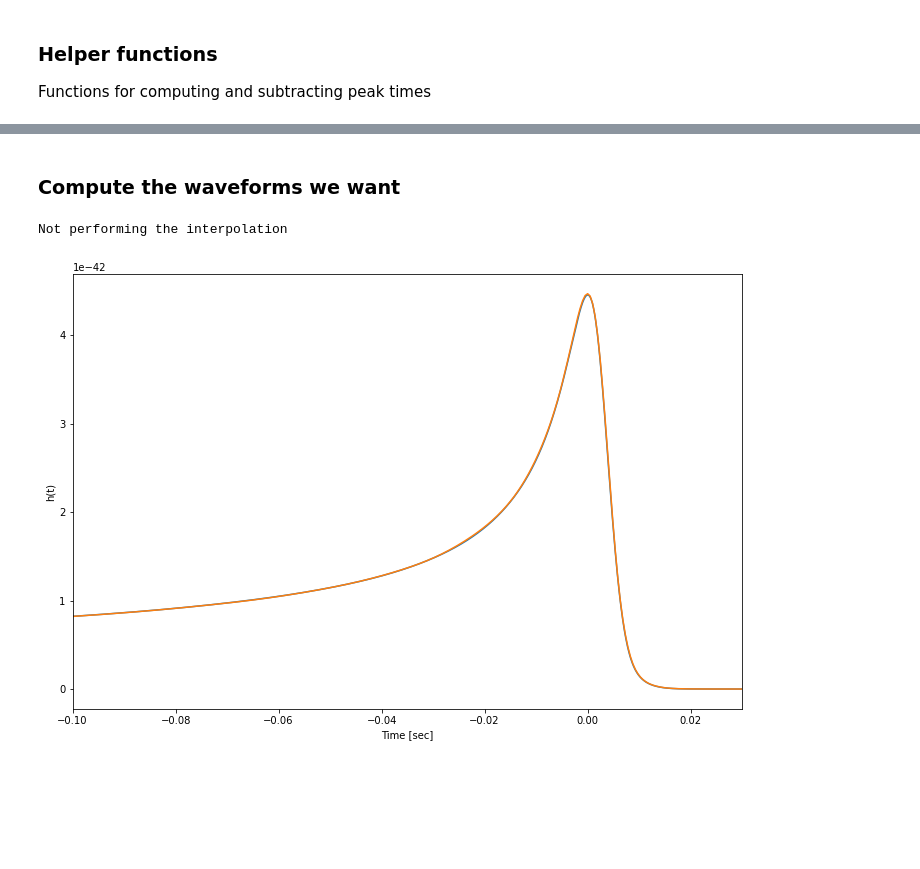
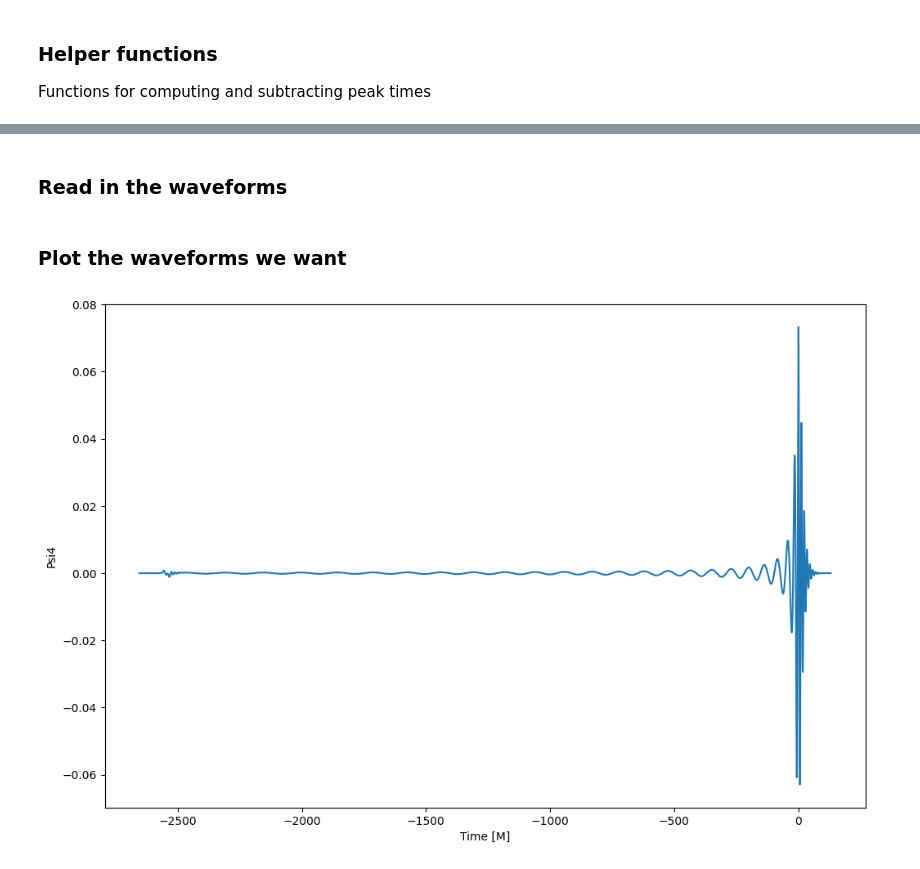
Before and after one commit to mariaokounkova/EDGB_Waveforms, a Jupyter notebook: AnalyzeEDGBWaveforms.ipynb, the cells around one changed output, grey strips where cells are left out. Saved outputs shown, nothing was run; the diff lists cells and outputs as text; code cells hidden in the pictures; blank space fills up the shorter version.

Commit message:
Update plotting and analysis scripts

```diff
--- a/AnalyzeEDGBWaveforms.ipynb
+++ b/AnalyzeEDGBWaveforms.ipynb
@@ -27,3 +23,5 @@ Add mass, distance, and inclination to the waveform. Return plus and cross polar
+# %% [markdown]
+### Read in the waveforms
 # %%
 ## Read in the extrapolated modes
 def ReadWaveformModes(file, mode_l = '2', mode_m = '2'):
@@ -101,20 +50,2 @@ def ReadWaveformModes(file, mode_l = '2', mode_m = '2'):
 # %% [markdown]
-### Compute the waveforms we want
+### Plot the waveforms we want
-# %%
-plt.figure(figsize=(12, 8))
-time, h_plus, h_cross = ReadExtrapolatedModes('Waveforms/Lev2/EDGB_Strain_0p0.h5', mass_msun, dist_kpc, theta, phi, \
-                                                    dt, interpolate = False)
-
-plt.plot(time, h_plus**2 + h_cross**2)
-
-time_sur, h_plus_sur, h_cross_sur = EvaluateSurrogate(q, chiA, chiB, mass, dist_mpc, theta, phi, dt)
-
-plt.plot(time_sur, h_plus_sur**2 + h_cross_sur**2)
-
-plt.xlim(-0.1, 0.03)
-plt.xlabel('Time [sec]')
-plt.ylabel('h(t)')
-plt.show()
-# %% [output]
-Not performing the interpolation
-[figure, removed]
@@ -153,0 +52,13 @@ plt.show()
+# %%
+plt.figure(figsize=(12, 8))
+
+## Edit to include the file that you want
+time, data_real, data_imag = ReadWaveformModes('GW150914_Waveforms/EDGB_Psi4_0p0.h5')
+
+plt.plot(time, data_real)
+
+plt.xlabel('Time [M]')
+plt.ylabel('Psi4')
+plt.show()
+# %% [output]
+[figure, added]
```
Also changed, not shown: parts of 5 cells of this notebook, 1 other file.
